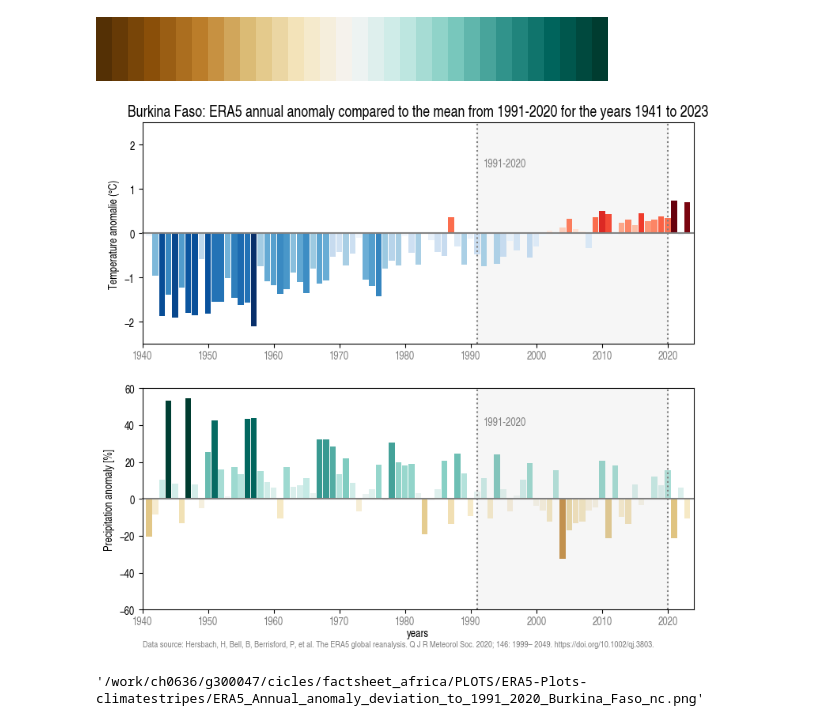
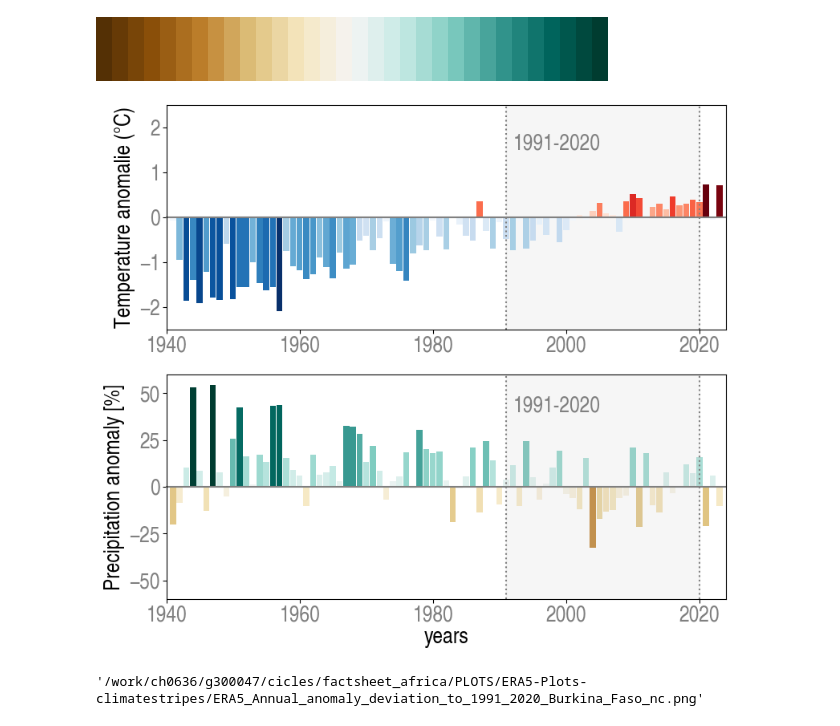
Before and after one commit to KatharinaBuelow/factsheet_africa, a Jupyter notebook: Notebooks/ERA5/Plot_ERA5_annual_anomaly-new_color.ipynb, the cells around one changed output. Cells and saved outputs as stored; diff of their text form; code cells hidden in the pictures.

```diff
--- a/Notebooks/ERA5/Plot_ERA5_annual_anomaly-new_color.ipynb
+++ b/Notebooks/ERA5/Plot_ERA5_annual_anomaly-new_color.ipynb
@@ -29,7 +29,7 @@ FilenameT="TG/climdexERA5_TG_year_weighted_means.csv"
 FilenameNS="RRm/climdexERA5_RRm_year_weighted_means.csv"
 inputT=os.path.join(datadir,FilenameT)
 inputNS=os.path.join(datadir,FilenameNS)
-outdir="/work/ch0636/g300047/cicles/factsheet_africa/PLOTS/ERA5-Plots-climatestripes"
+outdir="/work/ch0636/g300047/cicles/factsheet_africa/PLOTS/ERA5-Plots-climatestripes-new"
 if not os.path.exists(outdir):
     os.makedirs(outdir)
 # %%
@@ -115,6 +115,25 @@ BrBG
 
 f, (ax1, ax2) = plt.subplots(2, 1, figsize=(9, 8), sharex=True)
 plt.rcParams["font.family"] = "Nimbus Sans Narrow"
+
+def set_tick_params(ax):
+    ax.xaxis.set_tick_params(
+        pad=2,
+        labelbottom=True,
+        bottom=True,
+        labelsize=20,
+        labelrotation=0,
+        labelcolor="grey",
+    )
+    ax.yaxis.set_tick_params(
+        pad=2,
+        labelleft=True,
+        left=True,
+        labelsize=20,
+        labelrotation=0,
+        labelcolor="grey",
+    )
+    ax.yaxis.set_label_coords(-0.12, 0.5)
 
 # Build sign-strict colors: red for positive, blue for negative (Temperature)
 vals_T = dfTn["Temperature anomaly [°C]"]
@@ -140,17 +159,10 @@ ax1.bar(
     zorder=2,
 )
 
-ax1.set_ylabel("Temperature anomalie (°C)")
-ax1.set_title(country + ": ERA5 annual anomaly compared to the mean from 1991-2020 for the years 1941 to 2023", fontsize=14)
-ax1.set_xlabel("", fontsize=12, labelpad=10)
-ax1.xaxis.set_tick_params(
-    pad=2,
-    labelbottom=True,
-    bottom=True,
-    labelsize=10,
-    labelrotation=0,
-    labelcolor="grey",
-)
+ax1.set_ylabel("Temperature anomalie (°C)", fontsize=20)
+#ax1.set_title(country + ": ERA5 annual anomaly compared to the mean from 1991-2020 for the years 1941 to 2023", fontsize=14)
+ax1.set_xlabel("", fontsize=20, labelpad=10)
+set_tick_params(ax1)
 ax1.set_xlim([dfTn["year"].min() - 1, dfTn["year"].max() + 1])
 ax1.set_ylim(-2.5, 2.5)
 
@@ -158,54 +170,47 @@ ax1.axhline(0, color="grey", clip_on=False)
 ax1.axvspan(1991, 2020, alpha=0.2, color="lightgrey")
 ax1.axvline(1991, color="grey", linestyle=":", clip_on=False)
 ax1.axvline(2020, color="grey", linestyle=":", clip_on=False)
-ax1.text(1992, 1.5, "1991-2020", size=10, color="grey")
+ax1.text(1992, 1.5, "1991-2020", size=20, color="grey")
 
 # Niederschlag (Precipitation): use BrBG colormap centered at 0 (no colorbar)
 vals_P = dfNSn["Precipitation change [%]"]
 max_abs_P = float(np.nanmax(np.abs(vals_P))) if len(vals_P) else 1.0
 from matplotlib.colors import TwoSlopeNorm
 BrBG = mpl.colormaps["BrBG"]
 # Centered normalization ensures brown for negatives, green for positives
 brbg_norm = TwoSlopeNorm(vmin=-max_abs_P, vcenter=0.0, vmax=max_abs_P)
 colors_P = [BrBG(brbg_norm(v)) for v in vals_P]
 
 ax2.bar(
     dfNSn["year"],
     dfNSn["Precipitation change [%]"],
     color=colors_P,
     width=0.9,
 )
-ax2.set_ylabel("Precipitation anomaly [%]")
+ax2.set_ylabel("Precipitation anomaly [%]", fontsize=20)
 ax2.axvspan(1991, 2020, alpha=0.2, color="lightgrey")
-ax2.set_xlabel("years", fontsize=10, labelpad=1)
-ax2.xaxis.set_tick_params(
-    pad=2,
-    labelbottom=True,
-    bottom=True,
-    labelsize=10,
-    labelrotation=0,
-    labelcolor="grey",
-)
+ax2.set_xlabel("years", fontsize=20, labelpad=1)
+set_tick_params(ax2)
 
 ax2.set_xlim([dfNSn["year"].min() - 1, dfNSn["year"].max() + 1])
 ax2.set_ylim(-60, 60)
 ax2.axhline(0, color="grey", clip_on=False)
 
 ax2.axvline(1991, color="grey", linestyle=":", clip_on=False)
 ax2.axvline(2020, color="grey", linestyle=":", clip_on=False)
-ax2.text(1992, 40, "1991-2020", size=10, color="grey")
+ax2.text(1992, 40, "1991-2020", size=20, color="grey")
 
-ax2.text(
-    1940,
-    -80,
-    s="Data source: Hersbach, H, Bell, B, Berrisford, P, et al. The ERA5 global reanalysis. Q J R Meteorol Soc. 2020; 146: 1999– 2049. https://doi.org/10.1002/qj.3803.",
-    size=8,
-    color="grey",
-)
+#ax2.text(
+#    1940,
+#    -80,
+#    s="Data source: Hersbach, H, Bell, B, Berrisford, P, et al. The ERA5 global reanalysis. Q J R Meteorol Soc. 2020; 146: 1999– 2049. https://doi.org/10.1002/qj.3803.",
+#    size=20,
+#    color="grey",
+#)
 # plt.show()
 plt.savefig(figure, dpi=1200, bbox_inches="tight")
 # %% [output]
-[figure, old version]
+[figure, new version]
 # %%
 figure
 # %% [output]
```
Also changed, not shown: 4 other files.
